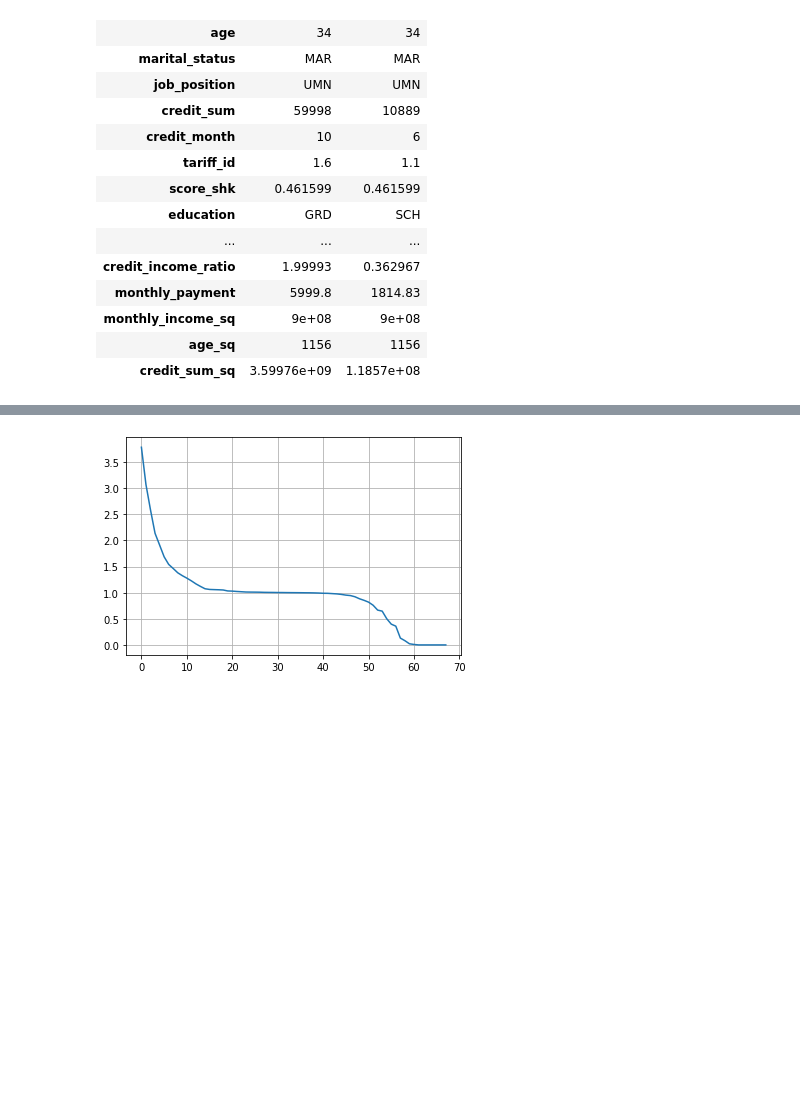
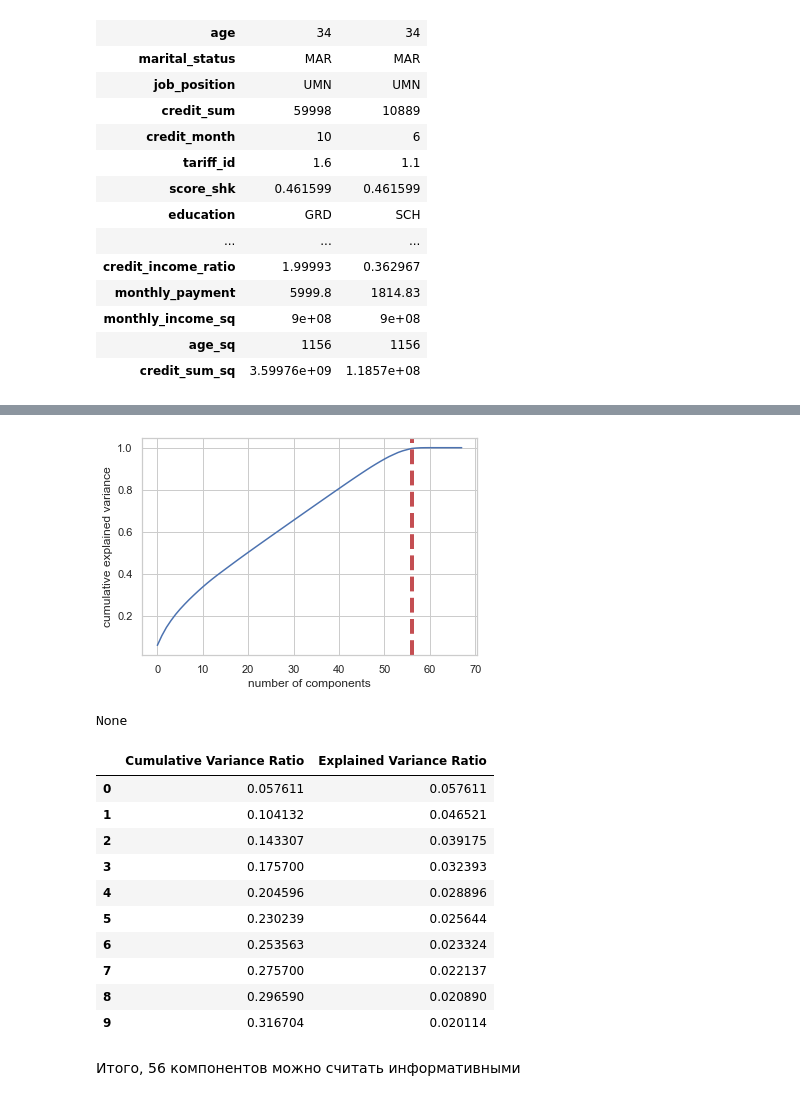
Before and after one commit to AlexAlexeyuk/it-academy-git, a Jupyter notebook: Clust_19_10.ipynb, the cells around one changed output, grey strips where cells are left out. Cells and saved outputs as stored; diff of their text form; code cells hidden in the pictures; blank space fills up the shorter version.

```diff
--- a/Clust_19_10.ipynb
+++ b/Clust_19_10.ipynb
@@ -14,7 +32,7 @@ data = pd.read_csv('credit_train.csv', encoding='cp1251', sep=';')
 data['score_shk'] = data['score_shk'].str.replace(',','.').astype(float)
 data['credit_sum'] = data['credit_sum'].str.replace(',','.').astype(float)
 # преобразуем указанные переменные в тип object
-for i in ['tariff_id', 'open_account_flg']:
+for i in ['tariff_id']:
     data[i] = data[i].astype('object')
 data['living_region'] = data['living_region'].astype(str)
 from_replace = ['\s?(ОБЛАСТЬ|ОБЛ\.|ОБЛ|КРАЙ\.|КРАЙ|РЕСПУБЛИКА|РЕСП\.|РЕСП|Г\.\s|Г\s|\sГ|АО|Р-Н)\s?', '74',
@@ -215,7 +231,8 @@ data_dummies = pd.concat([
                         data.overdue_ratio,
                         data.credit_kopeyka,
                         data.credit_divide10000,
-                        data.reg_freq_fed_freq], axis=1)
+                        data.reg_freq_fed_freq,
+                        data.open_account_flg  ], axis=1)
 # %%
 data_dummies.head()
 # %% [output]
@@ -230,0 +246,5 @@ y = data['open_account_flg']
+# %%
+from sklearn.model_selection import train_test_split
+X = data_dummies.drop('open_account_flg', axis=1)
+y = data_dummies['open_account_flg']
+X_train, X_test, y_train, y_test = train_test_split(X, y, test_size=0.20, random_state = 2020, stratify=y)
@@ -231,4 +267,6 @@ y = data['open_account_flg']
 # %%
 from sklearn import preprocessing
-scaler = preprocessing.StandardScaler()
-final_data = scaler.fit_transform(data_dummies)
+ss = preprocessing.StandardScaler()
+X_train_scaled = ss.fit_transform(X_train)
+X_test_scaled = ss.transform(X_test)
+y_train = np.array(y_train)
@@ -279,6 +272,0 @@ Z = results.transform(x) # результат преобразуется в ма
-# %%
-plt.plot(results.explained_variance_)#график каменистой осыпи
-plt.grid()
-plt.show()
-# %% [output]
-[figure, removed]
@@ -290,0 +273,32 @@ X = model.fit_predict(X_train.iloc[:500, :10])
+# %%
+from sklearn.decomposition import PCA
+pca_test = PCA(n_components= 68)
+pca_test.fit(X_train_scaled)
+sns.set(style='whitegrid')
+plt.plot(np.cumsum(pca_test.explained_variance_ratio_))
+plt.xlabel('number of components')
+plt.ylabel('cumulative explained variance')
+plt.axvline(linewidth=4, color='r', linestyle = '--', x=56, ymin=0, ymax=1)
+display(plt.show())
+evr = pca_test.explained_variance_ratio_
+cvr = np.cumsum(pca_test.explained_variance_ratio_)
+pca_df = pd.DataFrame()
+pca_df['Cumulative Variance Ratio'] = cvr
+pca_df['Explained Variance Ratio'] = evr
+display(pca_df.head(10))
+# %% [output]
+[figure, added]
+None
+|  | Cumulative Variance Ratio | Explained Variance Ratio |
+| 0 | 0.057611 | 0.057611 |
+| 1 | 0.104132 | 0.046521 |
+| 2 | 0.143307 | 0.039175 |
+| 3 | 0.175700 | 0.032393 |
+| 4 | 0.204596 | 0.028896 |
+| 5 | 0.230239 | 0.025644 |
+| 6 | 0.253563 | 0.023324 |
+| 7 | 0.275700 | 0.022137 |
+| 8 | 0.296590 | 0.020890 |
+| 9 | 0.316704 | 0.020114 |
+# %% [markdown]
+Итого, 56 компонентов можно считать информативными
```
Also changed, not shown: parts of 40 cells of this notebook.
